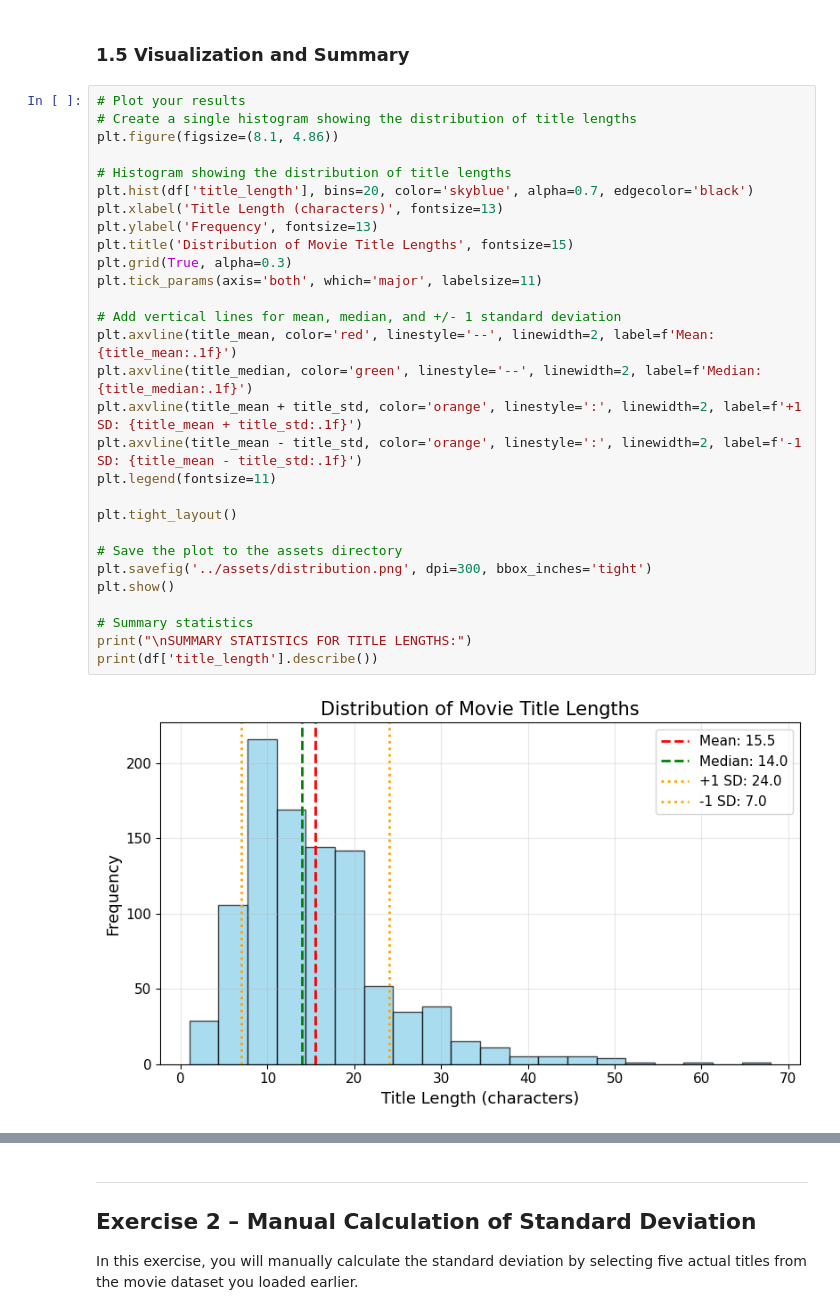
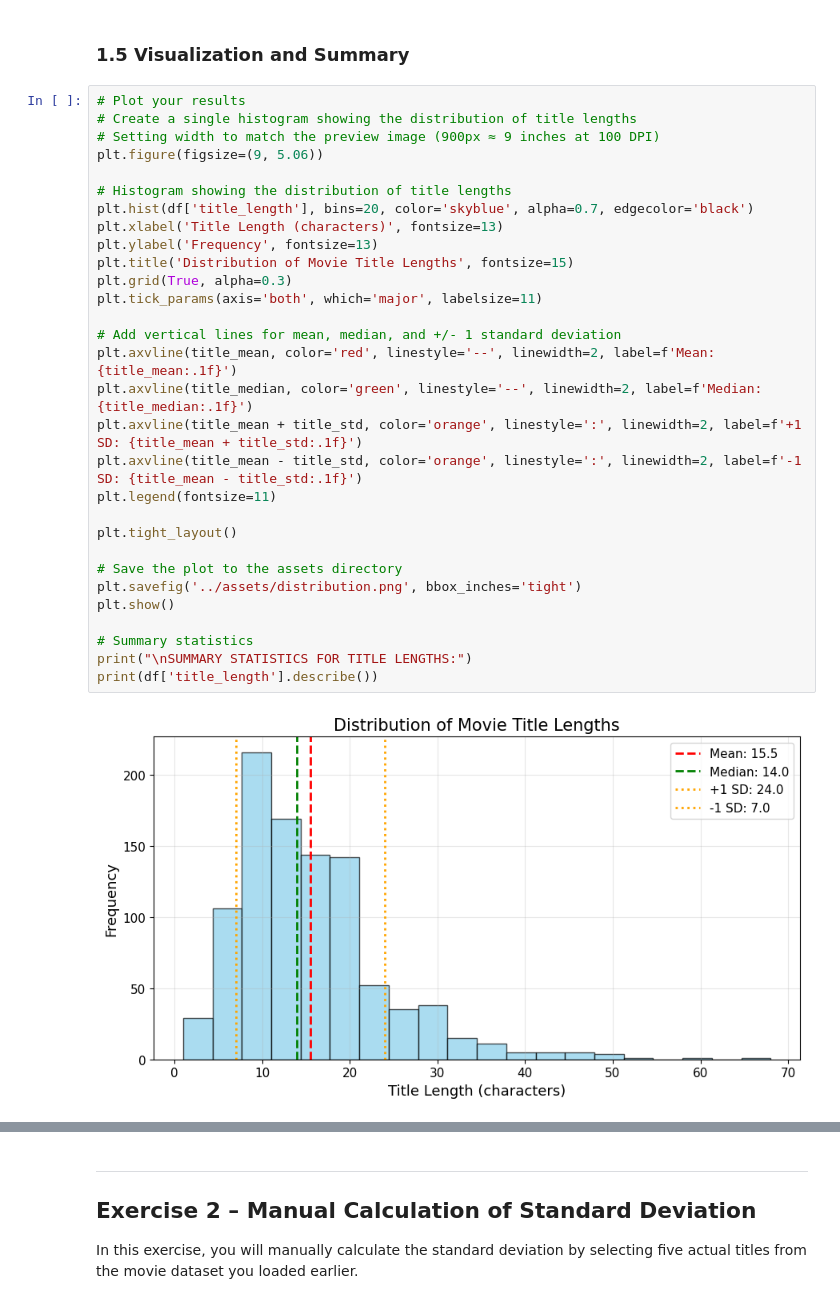
Before and after one commit to 4GeeksAcademy/perdrizet-descriptive-statistics-exercises-project-with-python, a Jupyter notebook: notebook/problems.ipynb, the cells around one changed output, grey strips where cells are left out. Cells and saved outputs as stored; diff of their text form.

Commit message:
Updated distribution plot to match the width of the repository header image

```diff
--- a/notebook/problems.ipynb
+++ b/notebook/problems.ipynb
@@ -160,34 +160,35 @@ Length: 68 characters
 # %%
 # Plot your results
 # Create a single histogram showing the distribution of title lengths
-plt.figure(figsize=(8.1, 4.86))
+# Setting width to match the preview image (900px ≈ 9 inches at 100 DPI)
+plt.figure(figsize=(9, 5.06))
 
 # Histogram showing the distribution of title lengths
 plt.hist(df['title_length'], bins=20, color='skyblue', alpha=0.7, edgecolor='black')
 plt.xlabel('Title Length (characters)', fontsize=13)
 plt.ylabel('Frequency', fontsize=13)
 plt.title('Distribution of Movie Title Lengths', fontsize=15)
 plt.grid(True, alpha=0.3)
 plt.tick_params(axis='both', which='major', labelsize=11)
 
 # Add vertical lines for mean, median, and +/- 1 standard deviation
 plt.axvline(title_mean, color='red', linestyle='--', linewidth=2, label=f'Mean: {title_mean:.1f}')
 plt.axvline(title_median, color='green', linestyle='--', linewidth=2, label=f'Median: {title_median:.1f}')
 plt.axvline(title_mean + title_std, color='orange', linestyle=':', linewidth=2, label=f'+1 SD: {title_mean + title_std:.1f}')
 plt.axvline(title_mean - title_std, color='orange', linestyle=':', linewidth=2, label=f'-1 SD: {title_mean - title_std:.1f}')
 plt.legend(fontsize=11)
 
 plt.tight_layout()
 
 # Save the plot to the assets directory
-plt.savefig('../assets/distribution.png', dpi=300, bbox_inches='tight')
+plt.savefig('../assets/distribution.png', bbox_inches='tight')
 plt.show()
 
 # Summary statistics
 print("\nSUMMARY STATISTICS FOR TITLE LENGTHS:")
 print(df['title_length'].describe())
 # %% [output]
-[figure, old version]
+[figure, new version]
 SUMMARY STATISTICS FOR TITLE LENGTHS:
 count    979.000000
 mean      15.481103
```
Also changed, not shown: 1 other file.
